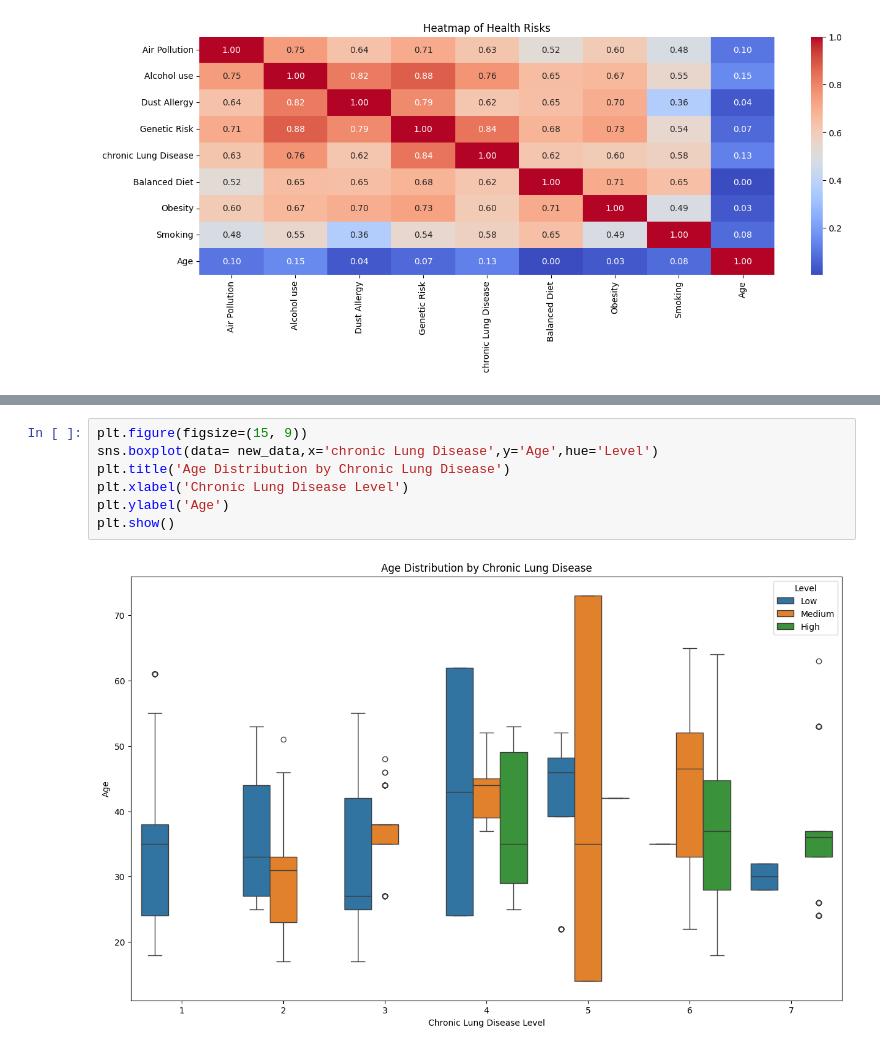
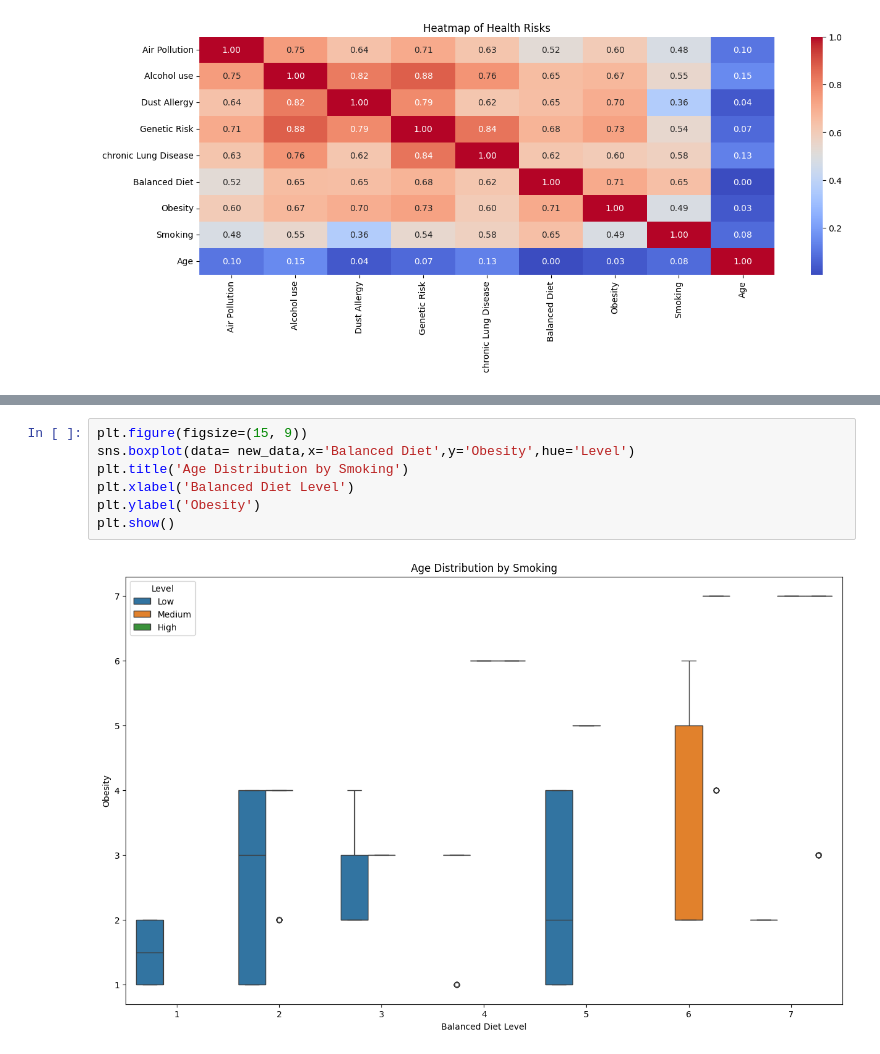
Before and after one commit to kellykabura/project-lungcancer, a Jupyter notebook: lungcancer.ipynb, the cells around one changed output, grey strips where cells are left out. Cells and saved outputs as stored; diff of their text form.

```diff
--- a/lungcancer.ipynb
+++ b/lungcancer.ipynb
@@ -190,9 +251,9 @@ BIVARIATE ANALYSIS- what is the correlation between two variables
 # %%
 plt.figure(figsize=(15, 9))
-sns.boxplot(data= new_data,x='chronic Lung Disease',y='Age',hue='Level')
-plt.title('Age Distribution by Chronic Lung Disease')
-plt.xlabel('Chronic Lung Disease Level')
-plt.ylabel('Age')
+sns.boxplot(data= new_data,x='Balanced Diet',y='Obesity',hue='Level')
+plt.title('Age Distribution by Smoking')
+plt.xlabel('Balanced Diet Level')
+plt.ylabel('Obesity')
 plt.show()
 # %% [output]
-[figure, old version]
+[figure, new version]
```
Also changed, not shown: parts of 30 cells of this notebook.
